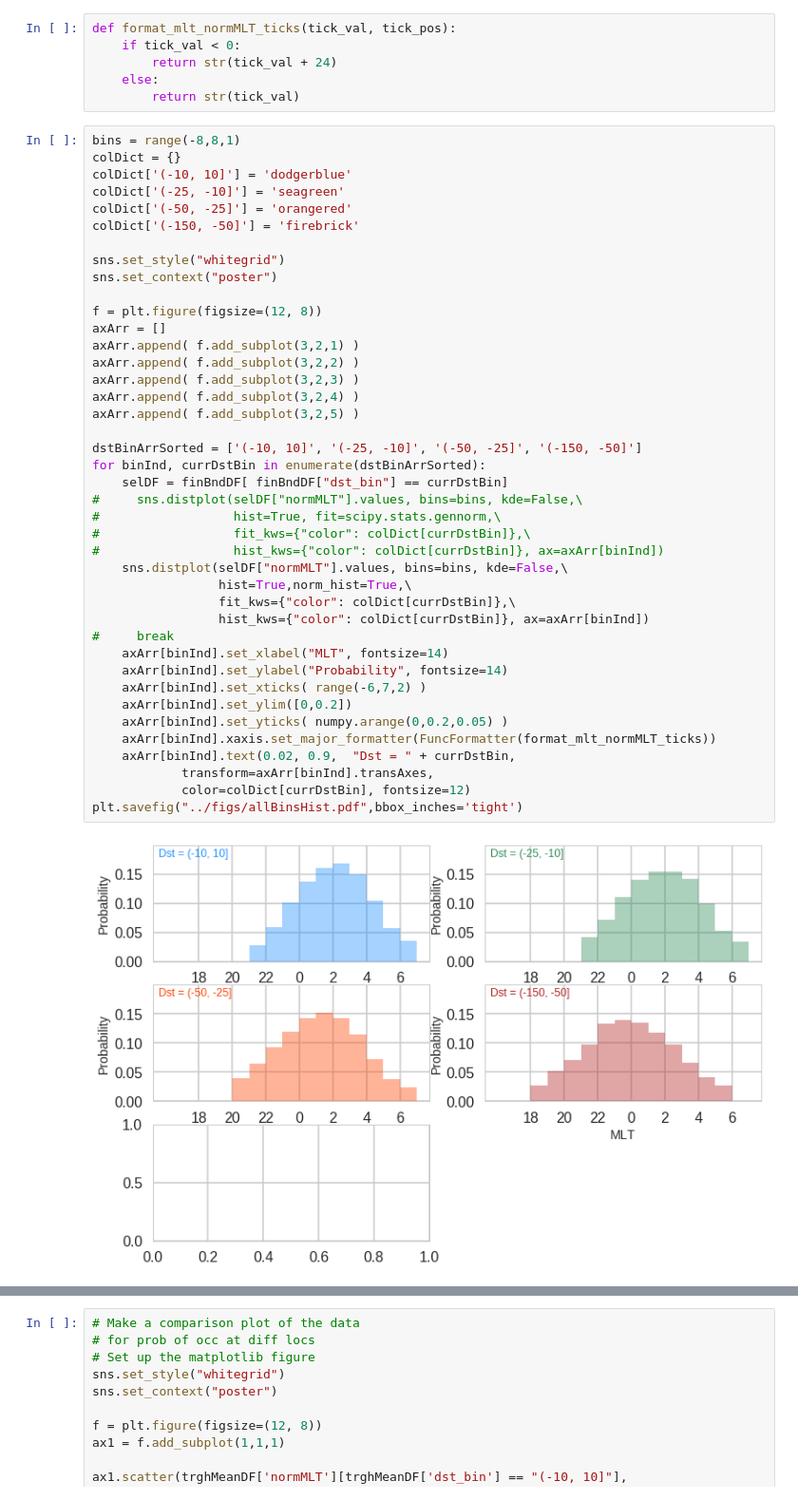
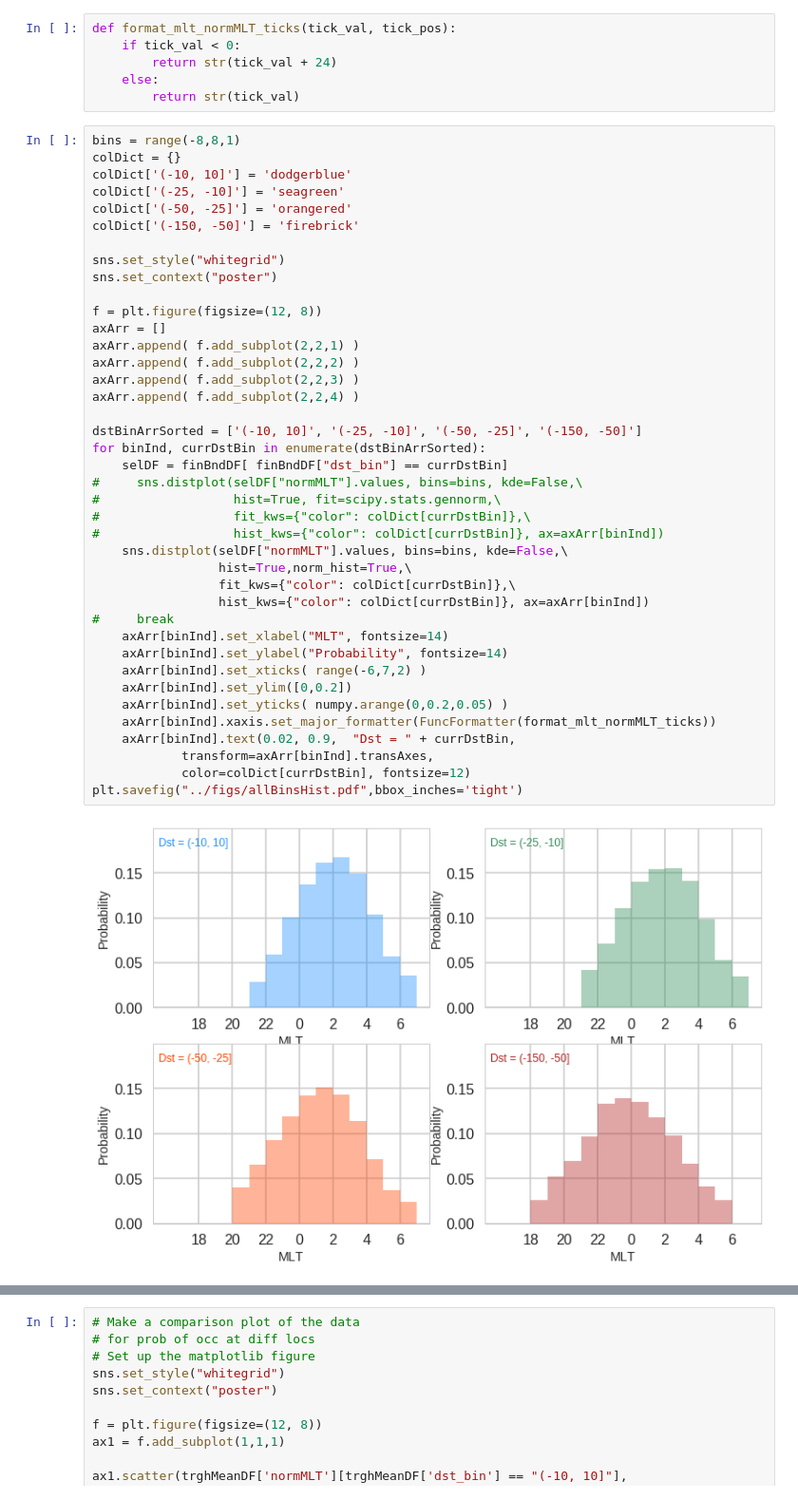
Before and after one commit to bharatreddy/sapstec, a Jupyter notebook: ipy/full_gmag.ipynb, the cells around one changed output, grey strips where cells are left out. Shown: that part at 95% size. Drawn from its saved outputs; the diff is of its cells as text.

Commit message:
agu plots

```diff
--- a/ipy/full_gmag.ipynb
+++ b/ipy/full_gmag.ipynb
@@ -81,39 +92,38 @@ colDict['(-150, -50]'] = 'firebrick'
 
 sns.set_style("whitegrid")
 sns.set_context("poster")
 
 f = plt.figure(figsize=(12, 8))
 axArr = []
-axArr.append( f.add_subplot(3,2,1) )
-axArr.append( f.add_subplot(3,2,2) )
-axArr.append( f.add_subplot(3,2,3) )
-axArr.append( f.add_subplot(3,2,4) )
-axArr.append( f.add_subplot(3,2,5) )
+axArr.append( f.add_subplot(2,2,1) )
+axArr.append( f.add_subplot(2,2,2) )
+axArr.append( f.add_subplot(2,2,3) )
+axArr.append( f.add_subplot(2,2,4) )
 
 dstBinArrSorted = ['(-10, 10]', '(-25, -10]', '(-50, -25]', '(-150, -50]']
 for binInd, currDstBin in enumerate(dstBinArrSorted):
     selDF = finBndDF[ finBndDF["dst_bin"] == currDstBin]
 #     sns.distplot(selDF["normMLT"].values, bins=bins, kde=False,\
 #                  hist=True, fit=scipy.stats.gennorm,\
 #                  fit_kws={"color": colDict[currDstBin]},\
 #                  hist_kws={"color": colDict[currDstBin]}, ax=axArr[binInd])
     sns.distplot(selDF["normMLT"].values, bins=bins, kde=False,\
                  hist=True,norm_hist=True,\
                  fit_kws={"color": colDict[currDstBin]},\
                  hist_kws={"color": colDict[currDstBin]}, ax=axArr[binInd])
 #     break
     axArr[binInd].set_xlabel("MLT", fontsize=14)
     axArr[binInd].set_ylabel("Probability", fontsize=14)
     axArr[binInd].set_xticks( range(-6,7,2) )
     axArr[binInd].set_ylim([0,0.2])
     axArr[binInd].set_yticks( numpy.arange(0,0.2,0.05) )
     axArr[binInd].xaxis.set_major_formatter(FuncFormatter(format_mlt_normMLT_ticks))
     axArr[binInd].text(0.02, 0.9,  "Dst = " + currDstBin,
             transform=axArr[binInd].transAxes,
             color=colDict[currDstBin], fontsize=12)
 plt.savefig("../figs/allBinsHist.pdf",bbox_inches='tight')
 # %% [output]
-[figure, old version]
+[figure, new version]
 # %%
 # Make a comparison plot of the data
 # for prob of occ at diff locs
```
Also changed, not shown: parts of 7 cells of this notebook, 23 other files.
